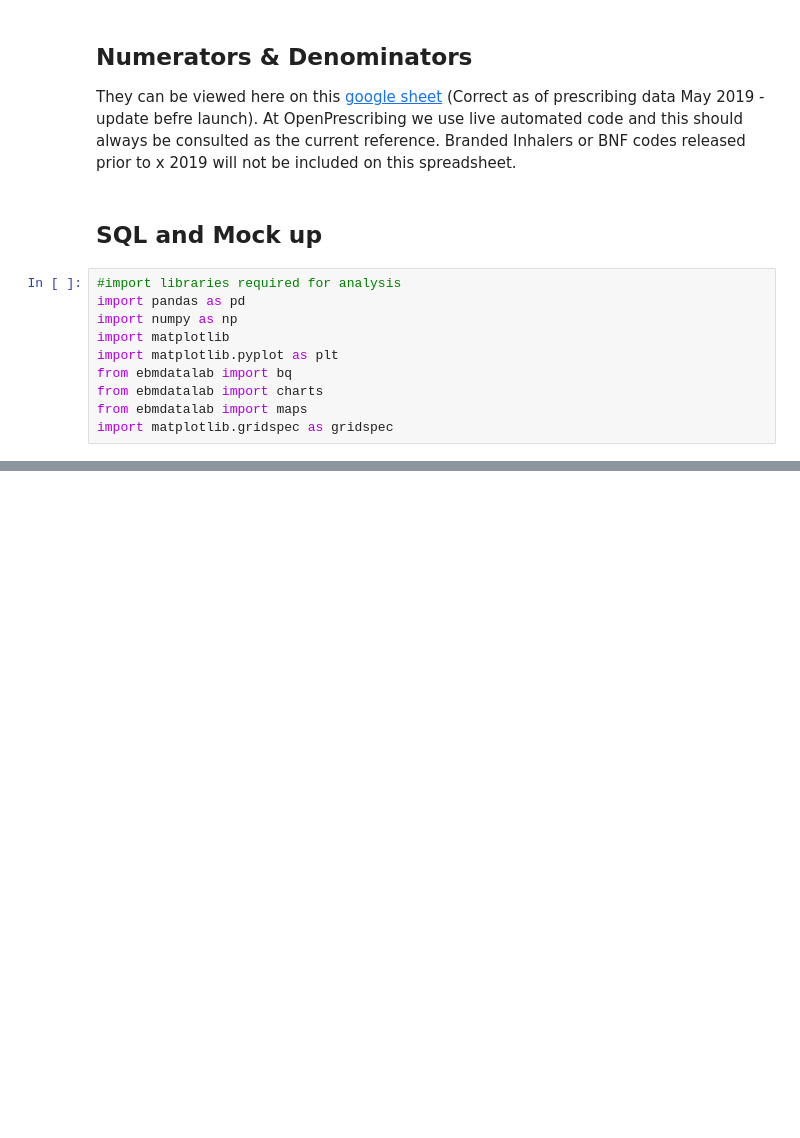
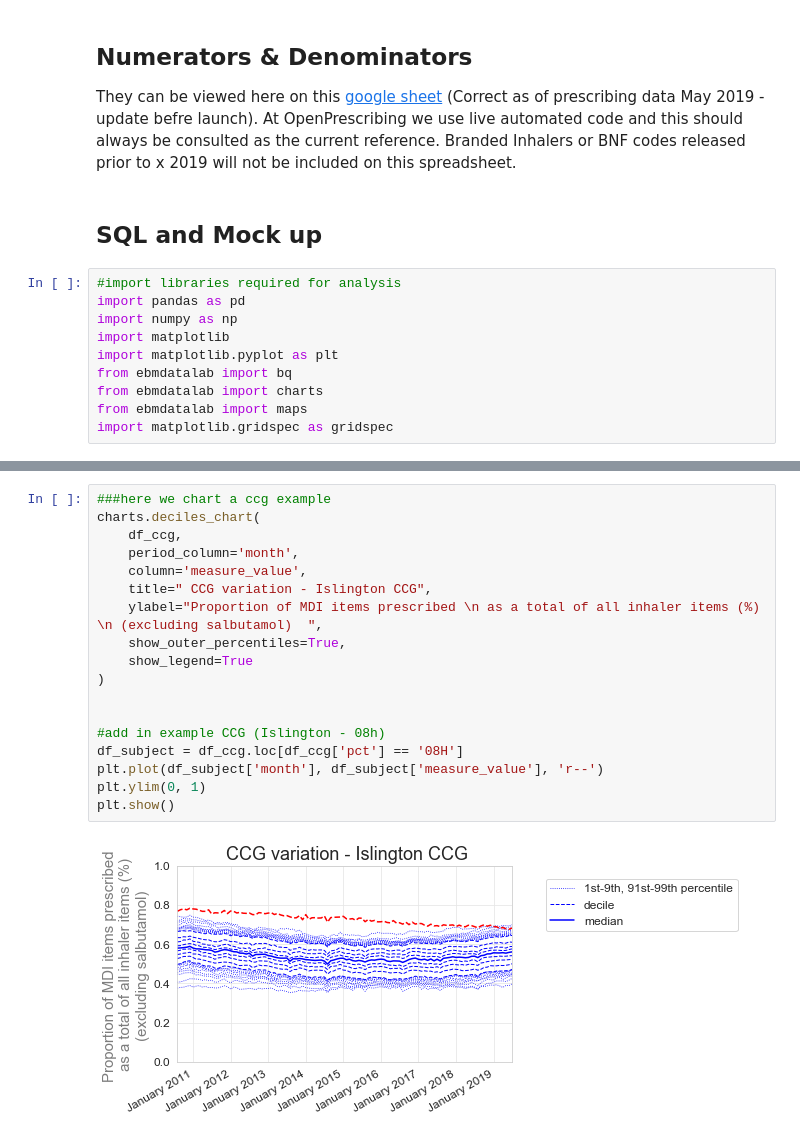
Before and after one commit to ebmdatalab/jupyter-notebooks, a Jupyter notebook: new_measures/Drafts/Enviromental Inhalers/Environmental Inhalers.ipynb, the cells around one changed output, grey strips where cells are left out. Drawn from its saved outputs; the diff is of its cells as text; blank space fills up the shorter version.

```diff
--- a/new_measures/Drafts/Enviromental Inhalers/Environmental Inhalers.ipynb
+++ b/new_measures/Drafts/Enviromental Inhalers/Environmental Inhalers.ipynb
@@ -581,0 +188,20 @@ plt.show()
+# %%
+###here we chart a ccg example
+charts.deciles_chart(
+    df_ccg,
+    period_column='month',
+    column='measure_value',
+    title=" CCG variation - Islington CCG",
+    ylabel="Proportion of MDI items prescribed \n as a total of all inhaler items (%) \n (excluding salbutamol)  ",
+    show_outer_percentiles=True,
+    show_legend=True
+)
+
+
+#add in example CCG (Islington - 08h)
+df_subject = df_ccg.loc[df_ccg['pct'] == '08H']
+plt.plot(df_subject['month'], df_subject['measure_value'], 'r--')
+plt.ylim(0, 1)
+plt.show()
+# %% [output]
+[figure, added]
```
Also changed, not shown: parts of 64 cells of this notebook, 4 other files.
